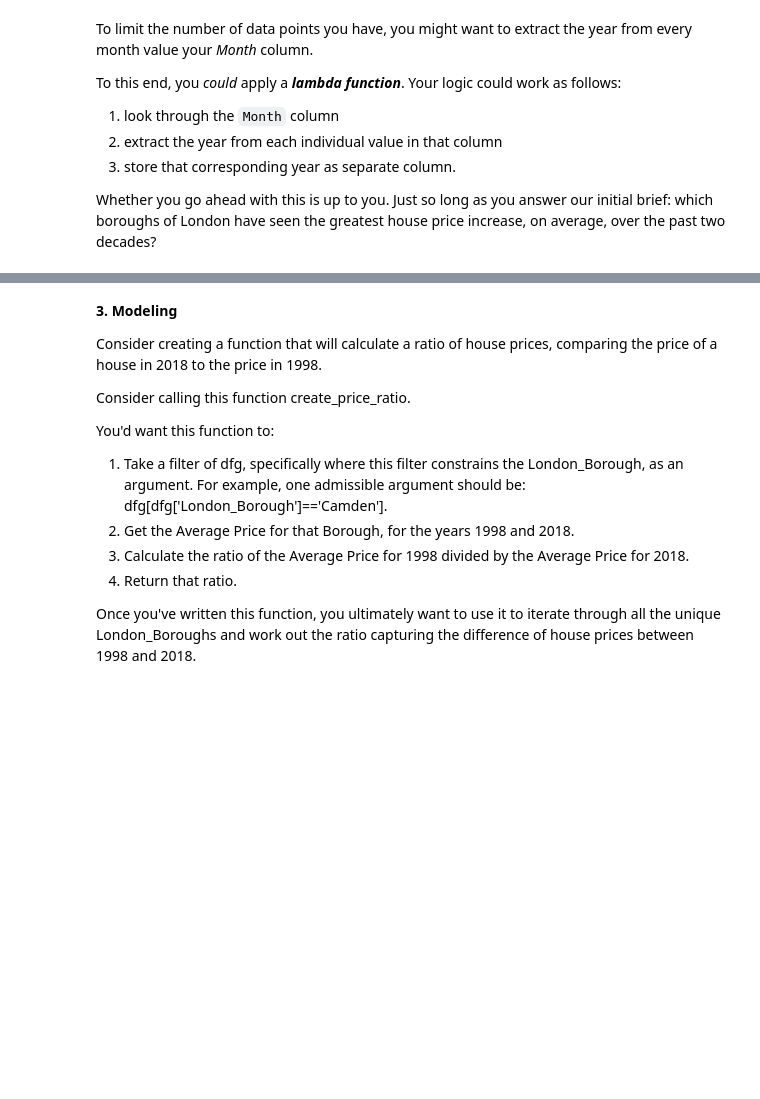
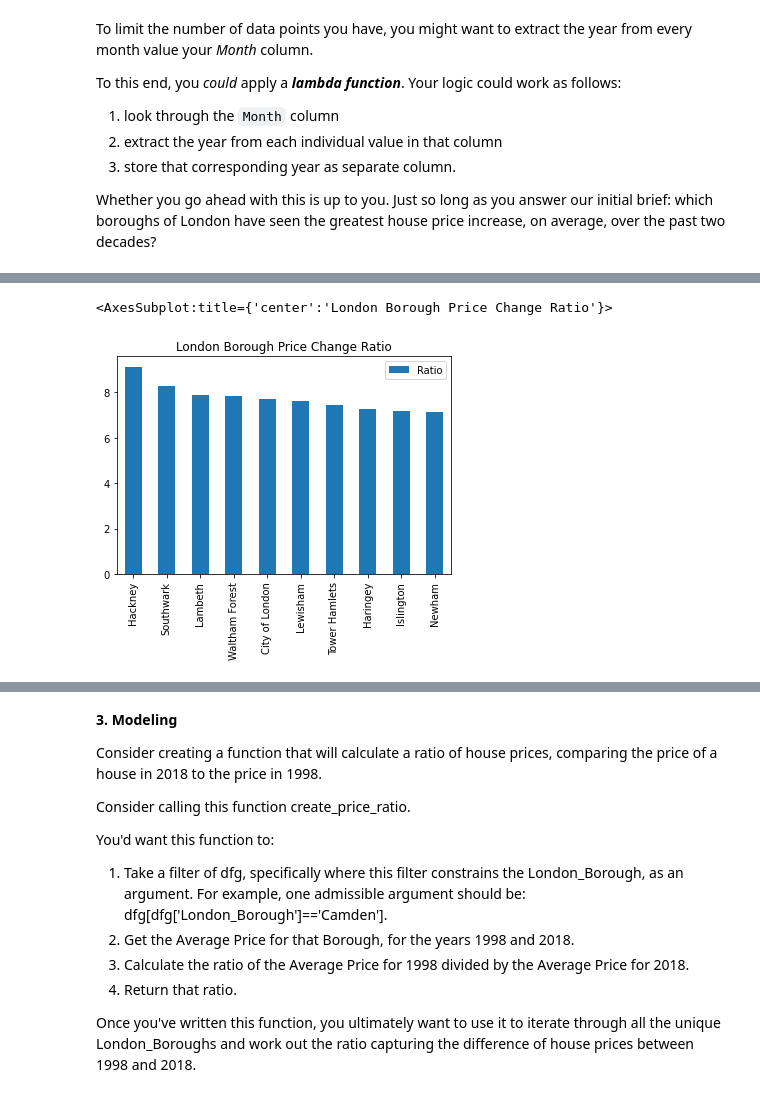
Before and after one commit to somayehY/DataScienceBootCamp, a Jupyter notebook: Unit4/Unit 4 Challenge - Tier 3.ipynb, the cells around one changed output, grey strips where cells are left out. Drawn from its saved outputs; the diff is of its cells as text; code cells hidden in the pictures; blank space fills up the shorter version.

```diff
--- a/Unit4/Unit 4 Challenge - Tier 3.ipynb
+++ b/Unit4/Unit 4 Challenge - Tier 3.ipynb
@@ -187,0 +377,7 @@ Whether you go ahead with this is up to you. Just so long as you answer our init
+# %%
+Ratio = pd.DataFrame(final)
+Ratio = Ratio.transpose()
+Ratio = Ratio.rename(columns = {"price": "Ratio"})
+Ratio_sorted = Ratio.sort_values("Ratio", ascending = False)
+print(Ratio_sorted)
+Ratio_sorted.describe()
@@ -187,0 +411,3 @@ Whether you go ahead with this is up to you. Just so long as you answer our init
+# %%
+Most_Increase_10 = Ratio_sorted.head(10)
+Most_Increase_10
@@ -187,0 +426,5 @@ Whether you go ahead with this is up to you. Just so long as you answer our init
+# %%
+Most_Increase_10.plot(kind = "bar", title = "London Borough Price Change Ratio")
+# %% [output]
+<AxesSubplot:title={'center':'London Borough Price Change Ratio'}>
+[figure, added]
```
Also changed, not shown: parts of 30 cells of this notebook.
